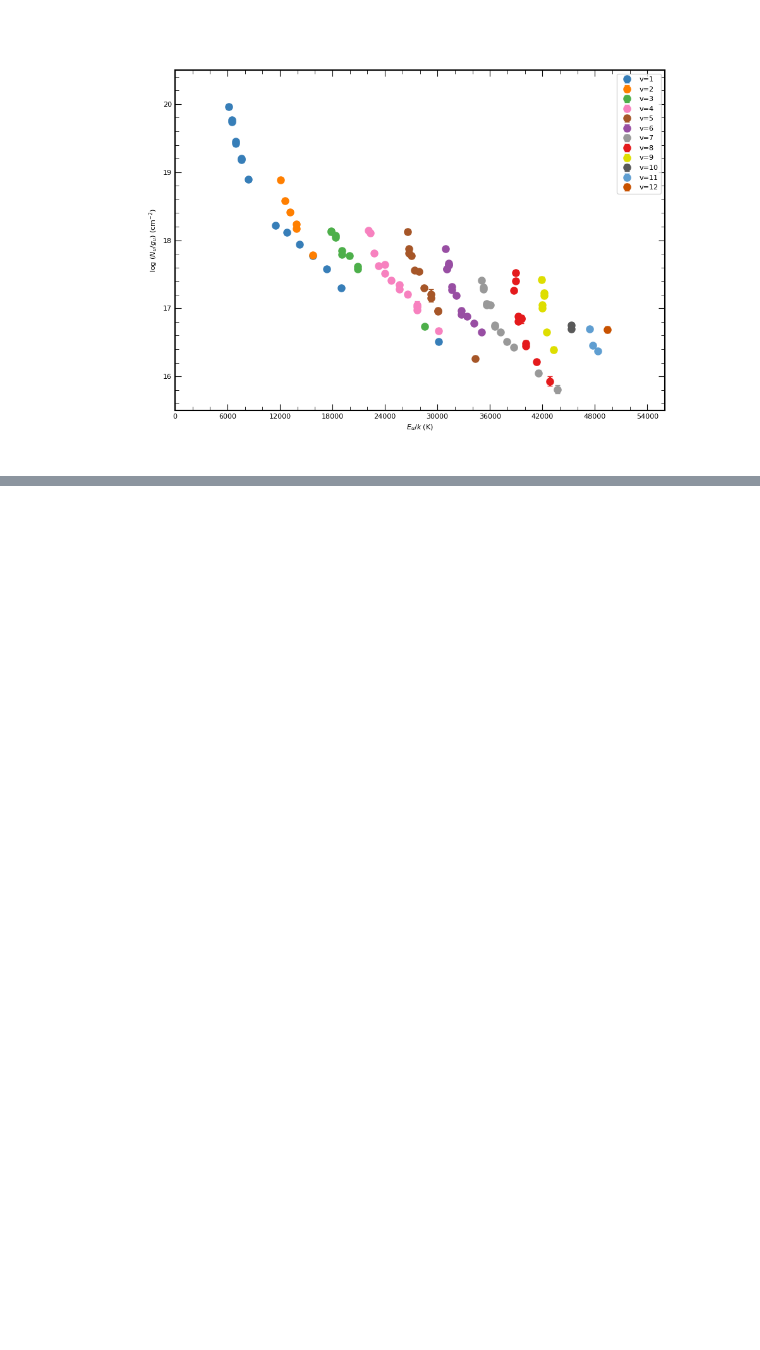
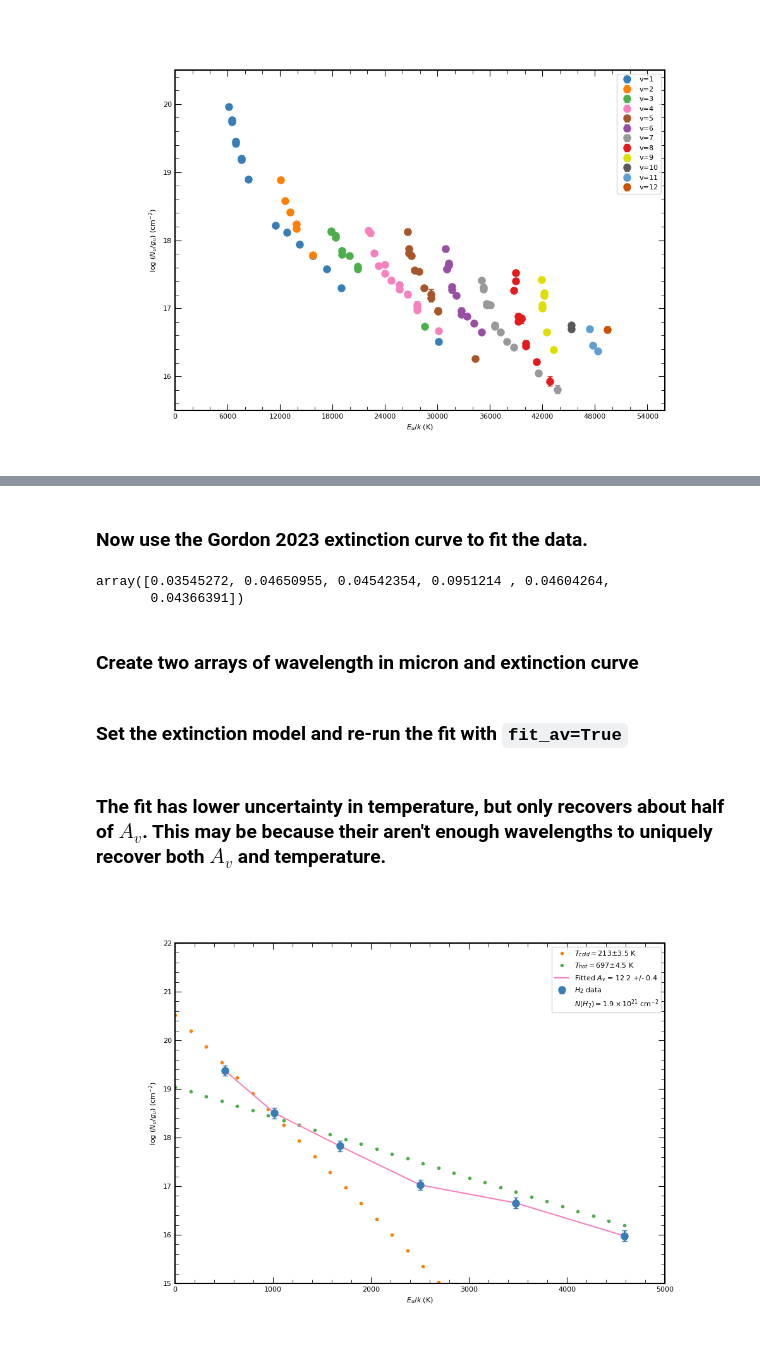
Before and after one commit to mpound/pdrtpy-nb, a Jupyter notebook: notebooks/PDRT_Example_H2_Excitation.ipynb, the cells around one changed output, grey strips where cells are left out. Cells and saved outputs as stored; diff of their text form; code cells hidden in the pictures; blank space fills up the shorter version.

```diff
--- a/notebooks/PDRT_Example_H2_Excitation.ipynb
+++ b/notebooks/PDRT_Example_H2_Excitation.ipynb
@@ -492,0 +540,27 @@ hvplot.ex_diagram(ymin=15.5,ymax=20.5,label="v",xmax=56000)
+# %% [markdown]
+### Now use the Gordon 2023 extinction curve to fit the data.
+# %%
+from dust_extinction.parameter_averages import G23
+g23 = G23(Rv=5.5)
+g23(list(h.wavelengths().values())*u.micron)  # Alambda/Av
+# %% [output]
+array([0.03545272, 0.04650955, 0.04542354, 0.0951214 , 0.04604264,
+       0.04366391])
+# %% [markdown]
+### Create two arrays of wavelength in micron and extinction curve
+# %%
+lam = np.logspace(np.log10(1.01), np.log10(31.9), num=1000)
+x = (1.0/lam)/u.micron
+# %% [markdown]
+### Set the extinction model and re-run the fit with `fit_av=True`
+# %%
+h.set_extinction_law(lam,g23(x))
+# %%
+h.run(fit_av=True)
+hplot2=ExcitationPlot(h,"H_2")
+# %% [markdown]
+### The fit has lower uncertainty in temperature, but only recovers about half of $A_v$. This may be because their aren't enough wavelengths to uniquely recover both $A_v$ and temperature.
+# %%
+hplot2.ex_diagram(show_fit=True)
+# %% [output]
+[figure, added]
```
Also changed, not shown: parts of 7 cells of this notebook, 14 other files.
